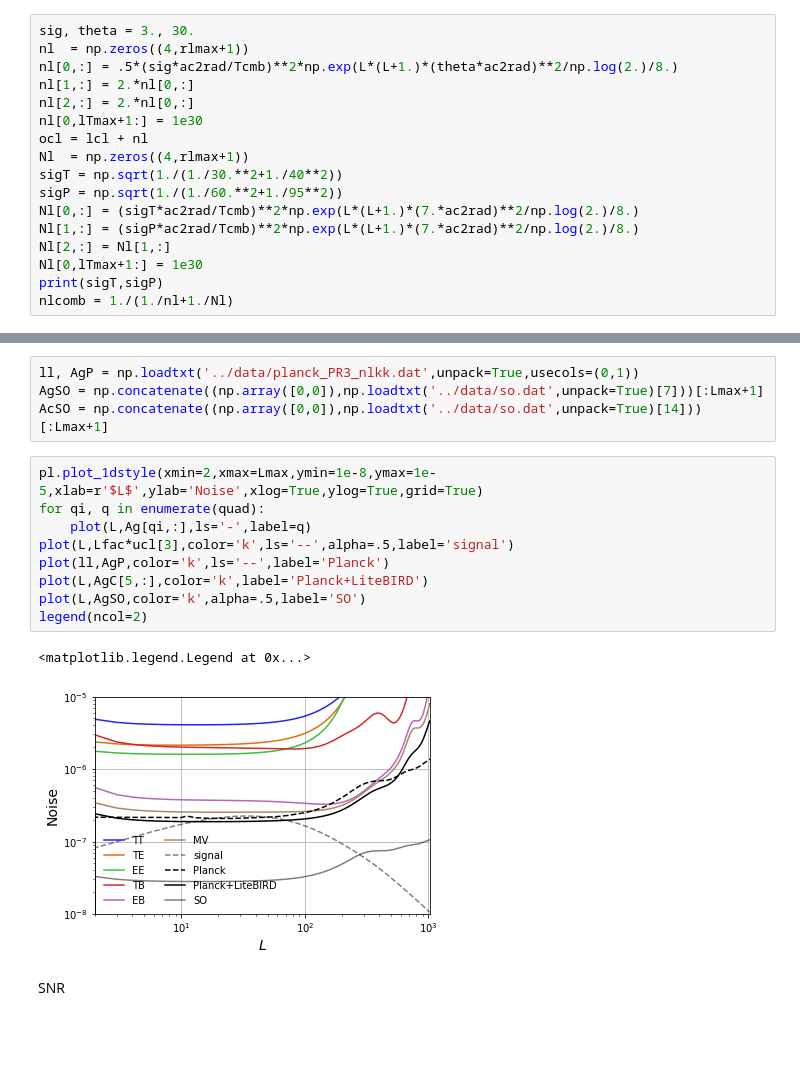
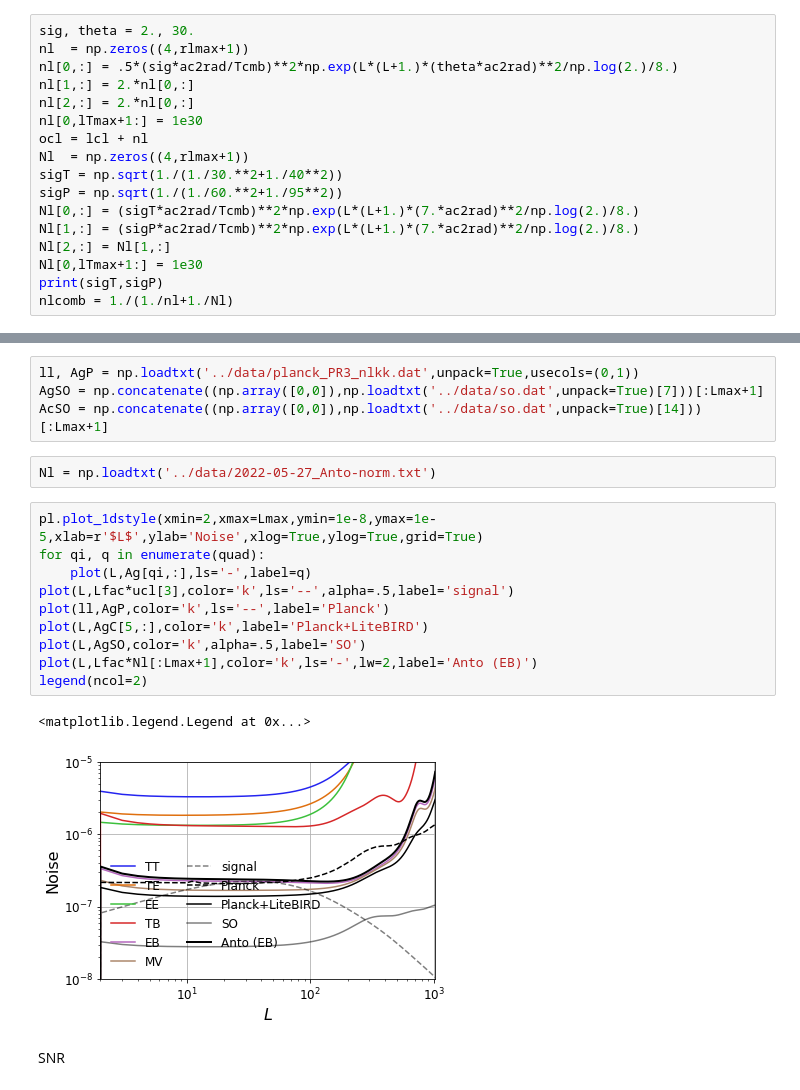
Before and after one commit to toshiyan/litebird-lens, a Jupyter notebook: check_lensrec_forecast.ipynb, the cells around one changed output, grey strips where cells are left out. Saved outputs shown, nothing was run; the diff lists cells and outputs as text; blank space fills up the shorter version.

```diff
--- a/check_lensrec_forecast.ipynb
+++ b/check_lensrec_forecast.ipynb
@@ -31,7 +31,7 @@ ucl = CMB.read_camb_cls('../data/cosmo2017_10K_acc3_scalCls.dat',ftype='scal',ou
 # lcl is an array of shape [0:4,0:rlmax+1] and lcl[0,:] = TT, lcl[1,:] = EE, lcl[2,:] = BB, and lcl[3,:] = TE
 lcl = CMB.read_camb_cls('../data/cosmo2017_10K_acc3_lensedCls.dat',ftype='lens',output='array')[:,:rlmax+1]
 # %%
-sig, theta = 3., 30.
+sig, theta = 2., 30.
 nl  = np.zeros((4,rlmax+1))
 nl[0,:] = .5*(sig*ac2rad/Tcmb)**2*np.exp(L*(L+1.)*(theta*ac2rad)**2/np.log(2.)/8.)
 nl[1,:] = 2.*nl[0,:]
@@ -64,18 +64,21 @@ AgC, AcC, __, __ = cs.norm_quad.qall('lens',QDO,Lmax,rlmin,rlmax,lcl,lcl+nlcomb,
 ll, AgP = np.loadtxt('../data/planck_PR3_nlkk.dat',unpack=True,usecols=(0,1))
 AgSO = np.concatenate((np.array([0,0]),np.loadtxt('../data/so.dat',unpack=True)[7]))[:Lmax+1]
 AcSO = np.concatenate((np.array([0,0]),np.loadtxt('../data/so.dat',unpack=True)[14]))[:Lmax+1]
+# %%
+Nl = np.loadtxt('../data/2022-05-27_Anto-norm.txt')
 # %%
 pl.plot_1dstyle(xmin=2,xmax=Lmax,ymin=1e-8,ymax=1e-5,xlab=r'$L$',ylab='Noise',xlog=True,ylog=True,grid=True)
 for qi, q in enumerate(quad):
     plot(L,Ag[qi,:],ls='-',label=q)
 plot(L,Lfac*ucl[3],color='k',ls='--',alpha=.5,label='signal')
 plot(ll,AgP,color='k',ls='--',label='Planck')
 plot(L,AgC[5,:],color='k',label='Planck+LiteBIRD')
 plot(L,AgSO,color='k',alpha=.5,label='SO')
+plot(L,Lfac*Nl[:Lmax+1],color='k',ls='-',lw=2,label='Anto (EB)')
 legend(ncol=2)
 # %% [output]
 <matplotlib.legend.Legend at 0x...>
-[figure, old version]
+[figure, new version]
 # %% [markdown]
 SNR
 # %%
```
Also changed, not shown: parts of 8 cells of this notebook, 18 other files.
